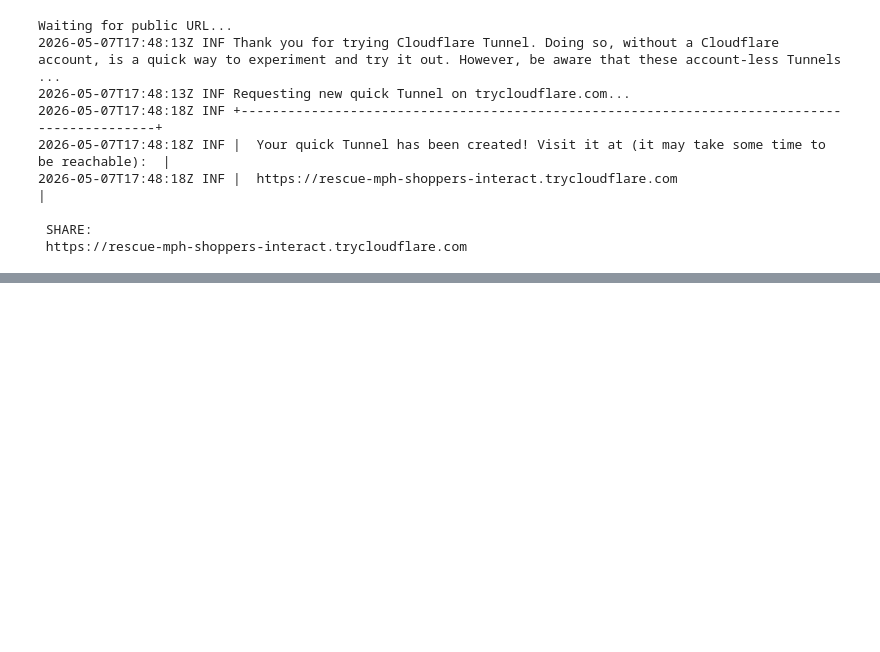
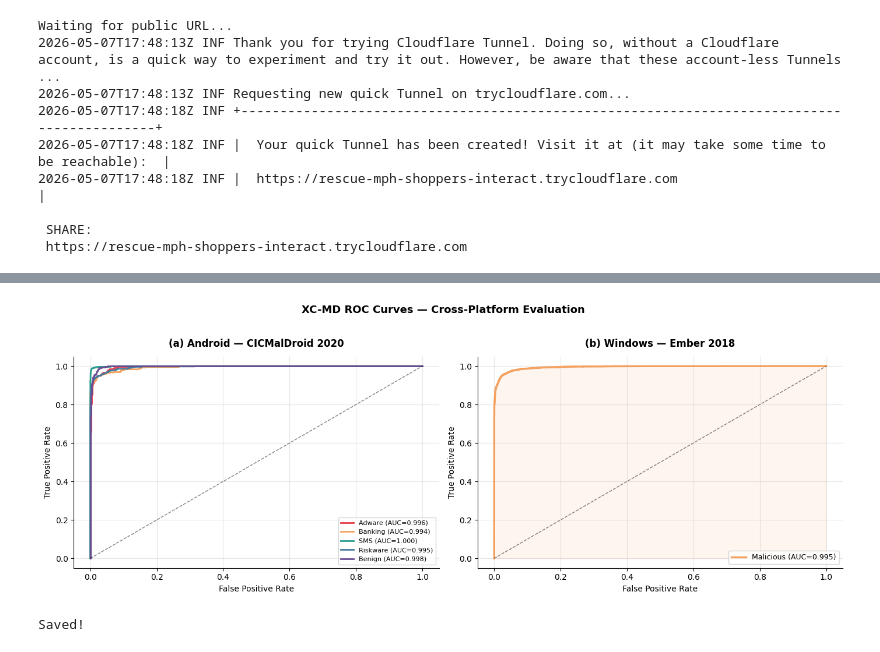
Before and after one commit to S-0120/XAI, a Jupyter notebook: XAI_Project.ipynb, the cells around one changed output, grey strips where cells are left out. Saved outputs shown, nothing was run; the diff lists cells and outputs as text; code cells hidden in the pictures; blank space fills up the shorter version.

```diff
--- a/XAI_Project.ipynb
+++ b/XAI_Project.ipynb
@@ -2670,0 +2768,55 @@ Waiting for public URL...
+# %%
+from sklearn.metrics import roc_curve, roc_auc_score
+from sklearn.preprocessing import label_binarize
+
+fig, axes = plt.subplots(1, 2, figsize=(14, 5))
+fig.patch.set_facecolor('white')
+
+# ── Android ROC ────────────────────────────────────────
+android_colors = ['#E63946', '#F4A261', '#2A9D8F',
+                   '#457B9D', '#6A4C93']
+proba_android  = lr_tuned.predict_proba(meta_test_tuned)
+y_test_bin     = label_binarize(y_test_android, classes=[0,1,2,3,4])
+
+for i, (cls, color) in enumerate(zip(android_classes, android_colors)):
+    fpr, tpr, _ = roc_curve(y_test_bin[:, i], proba_android[:, i])
+    auc_score   = roc_auc_score(y_test_bin[:, i], proba_android[:, i])
+    axes[0].plot(fpr, tpr, label=f'{cls} (AUC={auc_score:.3f})',
+                 color=color, linewidth=2)
+
+axes[0].plot([0,1], [0,1], 'k--', linewidth=1, alpha=0.5)
+axes[0].set_xlabel('False Positive Rate', fontsize=10)
+axes[0].set_ylabel('True Positive Rate', fontsize=10)
+axes[0].set_title('(a) Android — CICMalDroid 2020',
+                   fontsize=12, fontweight='bold', pad=12)
+axes[0].legend(loc='lower right', fontsize=8)
+axes[0].grid(True, alpha=0.3)
+axes[0].spines[['top','right']].set_visible(False)
+
+# ── Windows ROC ────────────────────────────────────────
+proba_windows = lr_w.predict_proba(meta_w)
+fpr_w, tpr_w, _ = roc_curve(y_test_w, proba_windows[:, 1])
+auc_w = roc_auc_score(y_test_w, proba_windows[:, 1])
+
+axes[1].plot(fpr_w, tpr_w, color='#F4A261',
+             linewidth=2.5, label=f'Malicious (AUC={auc_w:.3f})')
+axes[1].fill_between(fpr_w, tpr_w, alpha=0.1, color='#F4A261')
+axes[1].plot([0,1], [0,1], 'k--', linewidth=1, alpha=0.5)
+axes[1].set_xlabel('False Positive Rate', fontsize=10)
+axes[1].set_ylabel('True Positive Rate', fontsize=10)
+axes[1].set_title('(b) Windows — Ember 2018',
+                   fontsize=12, fontweight='bold', pad=12)
+axes[1].legend(loc='lower right', fontsize=9)
+axes[1].grid(True, alpha=0.3)
+axes[1].spines[['top','right']].set_visible(False)
+
+plt.suptitle('XC-MD ROC Curves — Cross-Platform Evaluation',
+             fontsize=13, fontweight='bold', y=1.02)
+plt.tight_layout()
+plt.savefig(CROSS_SAVE + 'combined_roc_curves.png',
+            dpi=150, bbox_inches='tight')
+plt.show()
+print("Saved!")
+# %% [output]
+[figure, added]
+Saved!
```
Also changed, not shown: parts of 3 cells of this notebook.
